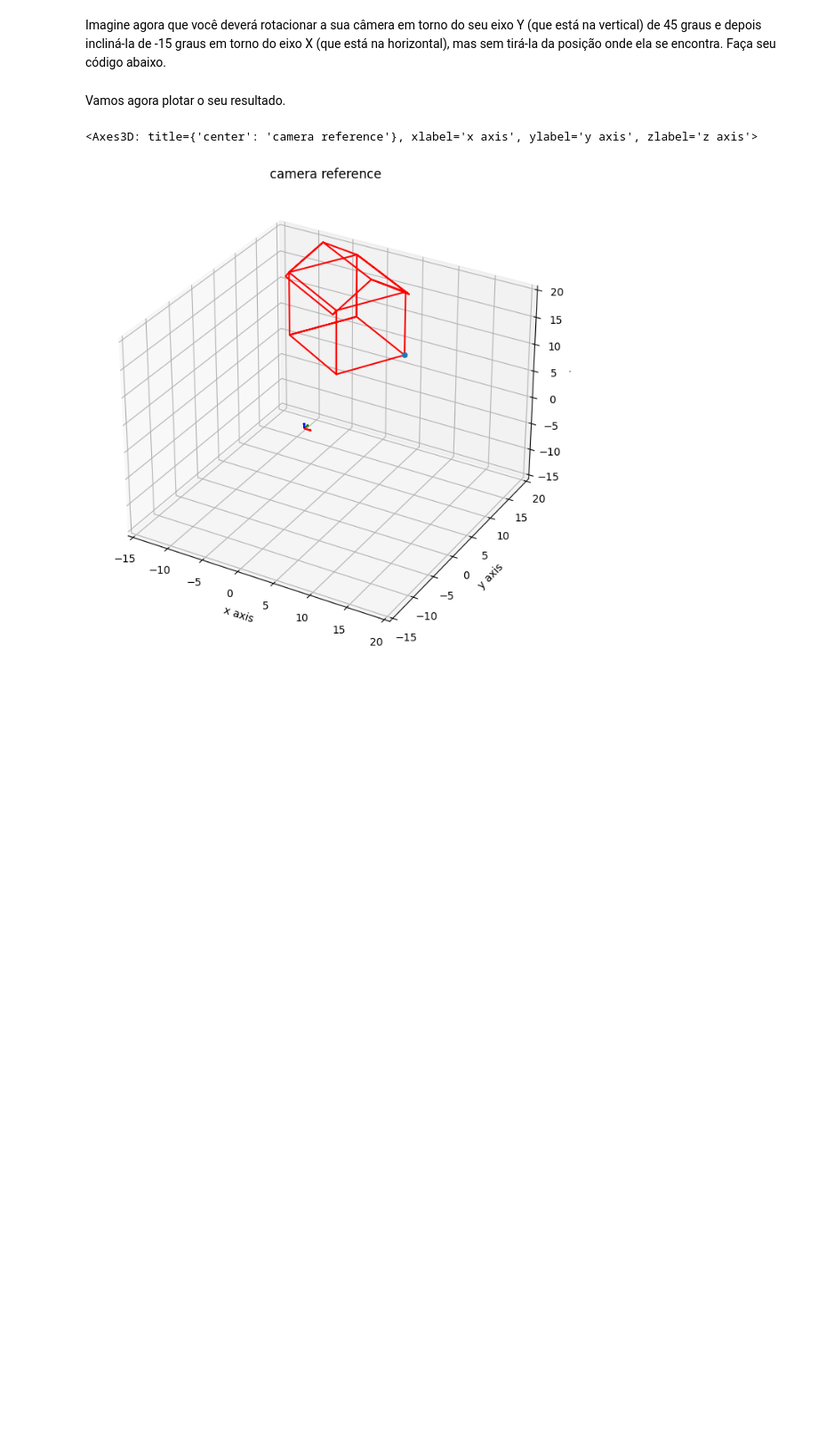
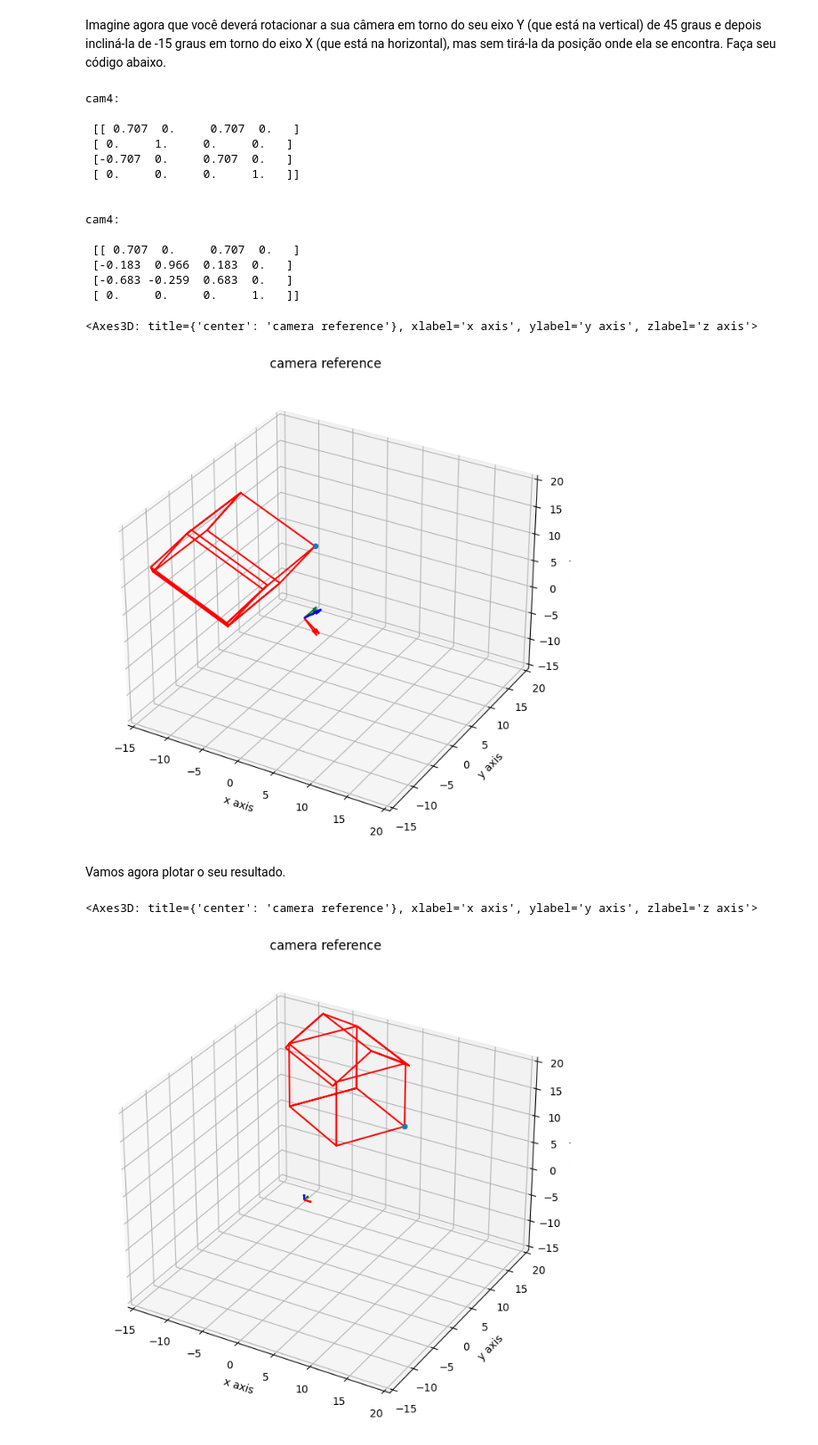
Before and after one commit to MauricioPimenta/ComputerVision, a Jupyter notebook: 2023.09-atividade_movimento_corpo_rigido.ipynb, the cells around one changed output. Shown at 89% size. Cells and saved outputs as stored; diff of their text form; code cells hidden in the pictures; blank space fills up the shorter version.

```diff
--- a/2023.09-atividade_movimento_corpo_rigido.ipynb
+++ b/2023.09-atividade_movimento_corpo_rigido.ipynb
@@ -360,3 +391,47 @@ Faça seu código abaixo.
+# %%
+# Dica: Faça uma rotação de cada vez e plote o resultado em cada caso para você ter certeza de que está correto
+# -----------------------------------------------------------------------------------------------------------------
+
+# Como já armazenamos a camera em seu proprio referencial em 'cam3', podemos fazer as rotacoes diretamente em cam3
+cam4 = myRotateY(cam3, np.deg2rad(45))
+
+print('\ncam4: \n\n', cam4)
+
+
+# plotar a camera no Ref do mundo
+ax0 = set_plot(lim=[-15,20])
+#draw_arrows(point,base,ax0)
+ax0.plot3D(house_refC[0,:], house_refC[1,:], house_refC[2,:], 'red')
+# Plotando a quina da casa para servir de referência
+ax0.scatter(house_refC[0,0], house_refC[1,0], house_refC[2,0],'b')
+
+# Plotando a camera - deve estar na origem (0,0,0)
+#draw_arrows(cam3[:,-1],cam3[:,0:3],ax0, length = arrow_lenght)
+
+draw_arrows(cam4[:,-1], cam4[:, 0:3], ax0, length = arrow_lenght)
+
+
+cam4 = myRotateX(cam4, np.deg2rad(-15))
+print('\n\ncam4: \n\n', cam4)
+
+draw_arrows(cam4[:,-1], cam4[:, 0:3], ax0, length = arrow_lenght)
+# %% [output]
+cam4:
+
+ [[ 0.707  0.     0.707  0.   ]
+ [ 0.     1.     0.     0.   ]
+ [-0.707  0.     0.707  0.   ]
+ [ 0.     0.     0.     1.   ]]
+
+
+cam4:
+
+ [[ 0.707  0.     0.707  0.   ]
+ [-0.183  0.966  0.183  0.   ]
+ [-0.683 -0.259  0.683  0.   ]
+ [ 0.     0.     0.     1.   ]]
+<Axes3D: title={'center': 'camera reference'}, xlabel='x axis', ylabel='y axis', zlabel='z axis'>
+[figure, added]
 # %% [markdown]
 Vamos agora plotar o seu resultado.
 # %%
```
Also changed, not shown: parts of 6 cells of this notebook.
